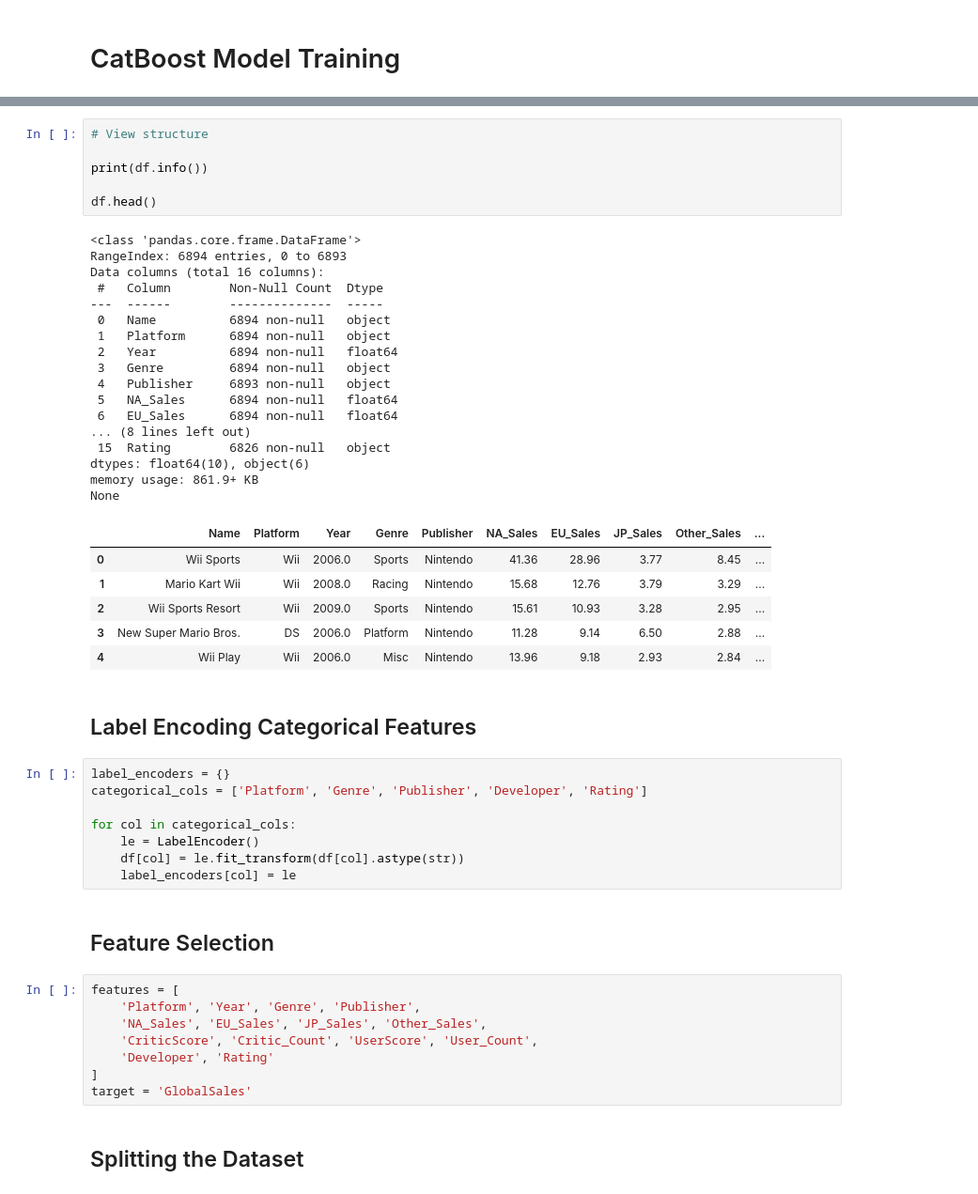
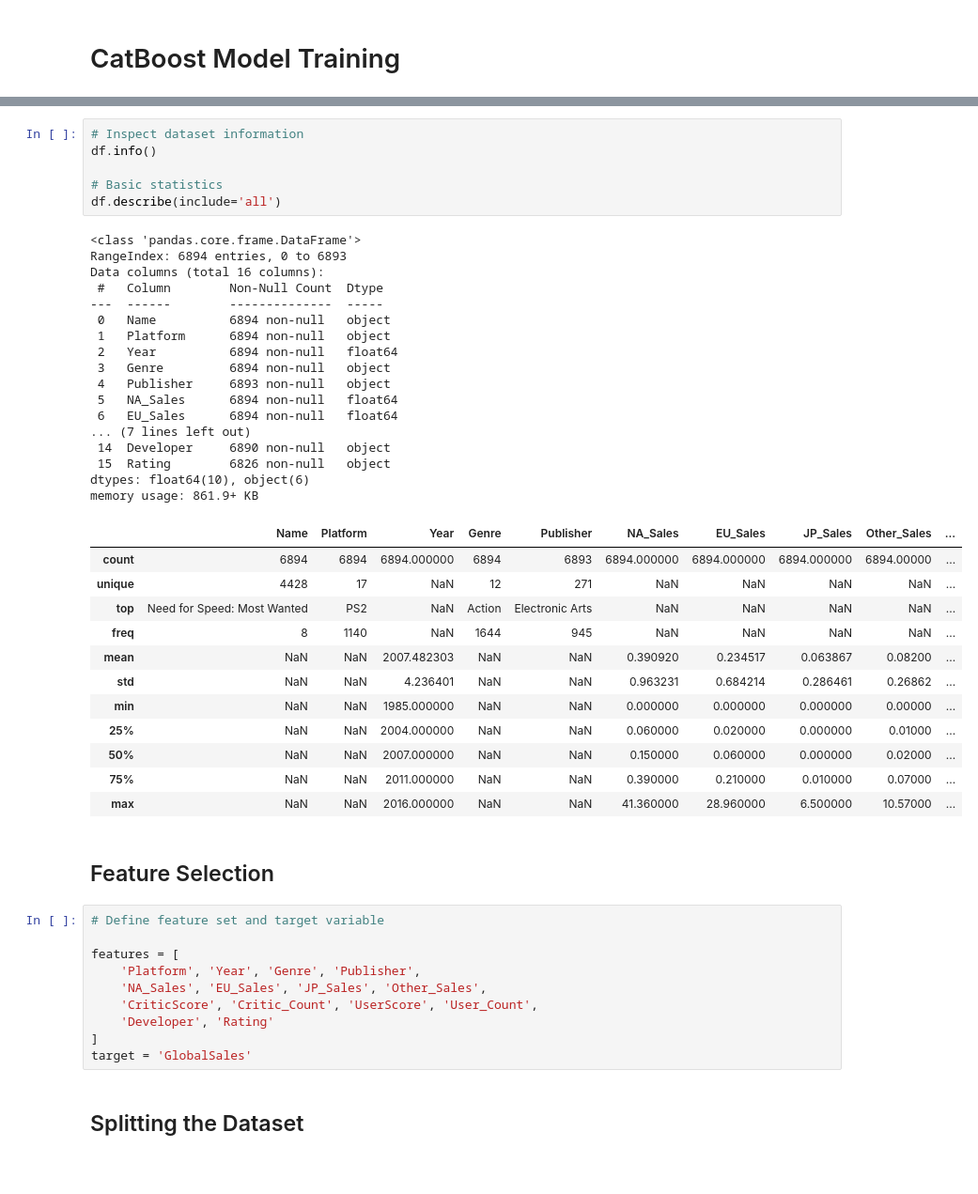
Before and after one commit to Aashi8810/ML_01_video_game_prediction, a Jupyter notebook: video_game_analysis/notebooks/fc110570_Belani/catboost_training.ipynb, the cells around one changed output, grey strips where cells are left out. Shown at 94% size. Cells and saved outputs as stored; diff of their text form; blank space fills up the shorter version.

```diff
--- a/video_game_analysis/notebooks/fc110570_Belani/catboost_training.ipynb
+++ b/video_game_analysis/notebooks/fc110570_Belani/catboost_training.ipynb
@@ -22,46 +36,44 @@ df = pd.read_csv("../../src/data/processed/fc110570_cleaned_vgsales_for_catboost
 # %%
-# View structure
+# Inspect dataset information
+df.info()
 
-print(df.info())
-
-df.head()
+# Basic statistics
+df.describe(include='all')
 # %% [output]
 <class 'pandas.core.frame.DataFrame'>
 RangeIndex: 6894 entries, 0 to 6893
 Data columns (total 16 columns):
  #   Column        Non-Null Count  Dtype
 ---  ------        --------------  -----
  0   Name          6894 non-null   object
  1   Platform      6894 non-null   object
  2   Year          6894 non-null   float64
  3   Genre         6894 non-null   object
  4   Publisher     6893 non-null   object
  5   NA_Sales      6894 non-null   float64
  6   EU_Sales      6894 non-null   float64
-... (8 lines left out)
+... (7 lines left out)
+ 14  Developer     6890 non-null   object
  15  Rating        6826 non-null   object
 dtypes: float64(10), object(6)
 memory usage: 861.9+ KB
-None
 |  | Name | Platform | Year | Genre | Publisher | NA_Sales | EU_Sales | JP_Sales | Other_Sales | ... |
-| 0 | Wii Sports | Wii | 2006.0 | Sports | Nintendo | 41.36 | 28.96 | 3.77 | 8.45 | ... |
-| 1 | Mario Kart Wii | Wii | 2008.0 | Racing | Nintendo | 15.68 | 12.76 | 3.79 | 3.29 | ... |
-| 2 | Wii Sports Resort | Wii | 2009.0 | Sports | Nintendo | 15.61 | 10.93 | 3.28 | 2.95 | ... |
-| 3 | New Super Mario Bros. | DS | 2006.0 | Platform | Nintendo | 11.28 | 9.14 | 6.50 | 2.88 | ... |
-| 4 | Wii Play | Wii | 2006.0 | Misc | Nintendo | 13.96 | 9.18 | 2.93 | 2.84 | ... |
+| count | 6894 | 6894 | 6894.000000 | 6894 | 6893 | 6894.000000 | 6894.000000 | 6894.000000 | 6894.00000 | ... |
+| unique | 4428 | 17 | NaN | 12 | 271 | NaN | NaN | NaN | NaN | ... |
+| top | Need for Speed: Most Wanted | PS2 | NaN | Action | Electronic Arts | NaN | NaN | NaN | NaN | ... |
+| freq | 8 | 1140 | NaN | 1644 | 945 | NaN | NaN | NaN | NaN | ... |
+| mean | NaN | NaN | 2007.482303 | NaN | NaN | 0.390920 | 0.234517 | 0.063867 | 0.08200 | ... |
+| std | NaN | NaN | 4.236401 | NaN | NaN | 0.963231 | 0.684214 | 0.286461 | 0.26862 | ... |
+| min | NaN | NaN | 1985.000000 | NaN | NaN | 0.000000 | 0.000000 | 0.000000 | 0.00000 | ... |
+| 25% | NaN | NaN | 2004.000000 | NaN | NaN | 0.060000 | 0.020000 | 0.000000 | 0.01000 | ... |
+| 50% | NaN | NaN | 2007.000000 | NaN | NaN | 0.150000 | 0.060000 | 0.000000 | 0.02000 | ... |
+| 75% | NaN | NaN | 2011.000000 | NaN | NaN | 0.390000 | 0.210000 | 0.010000 | 0.07000 | ... |
+| max | NaN | NaN | 2016.000000 | NaN | NaN | 41.360000 | 28.960000 | 6.500000 | 10.57000 | ... |
-# %% [markdown]
-## Label Encoding Categorical Features
-# %%
-label_encoders = {}
-categorical_cols = ['Platform', 'Genre', 'Publisher', 'Developer', 'Rating']
-
-for col in categorical_cols:
-    le = LabelEncoder()
-    df[col] = le.fit_transform(df[col].astype(str))
-    label_encoders[col] = le
 # %% [markdown]
 ## Feature Selection
 # %%
+# Define feature set and target variable
+
 features = [
     'Platform', 'Year', 'Genre', 'Publisher',
     'NA_Sales', 'EU_Sales', 'JP_Sales', 'Other_Sales',
```
Also changed, not shown: parts of 28 cells of this notebook, 17 other files.
